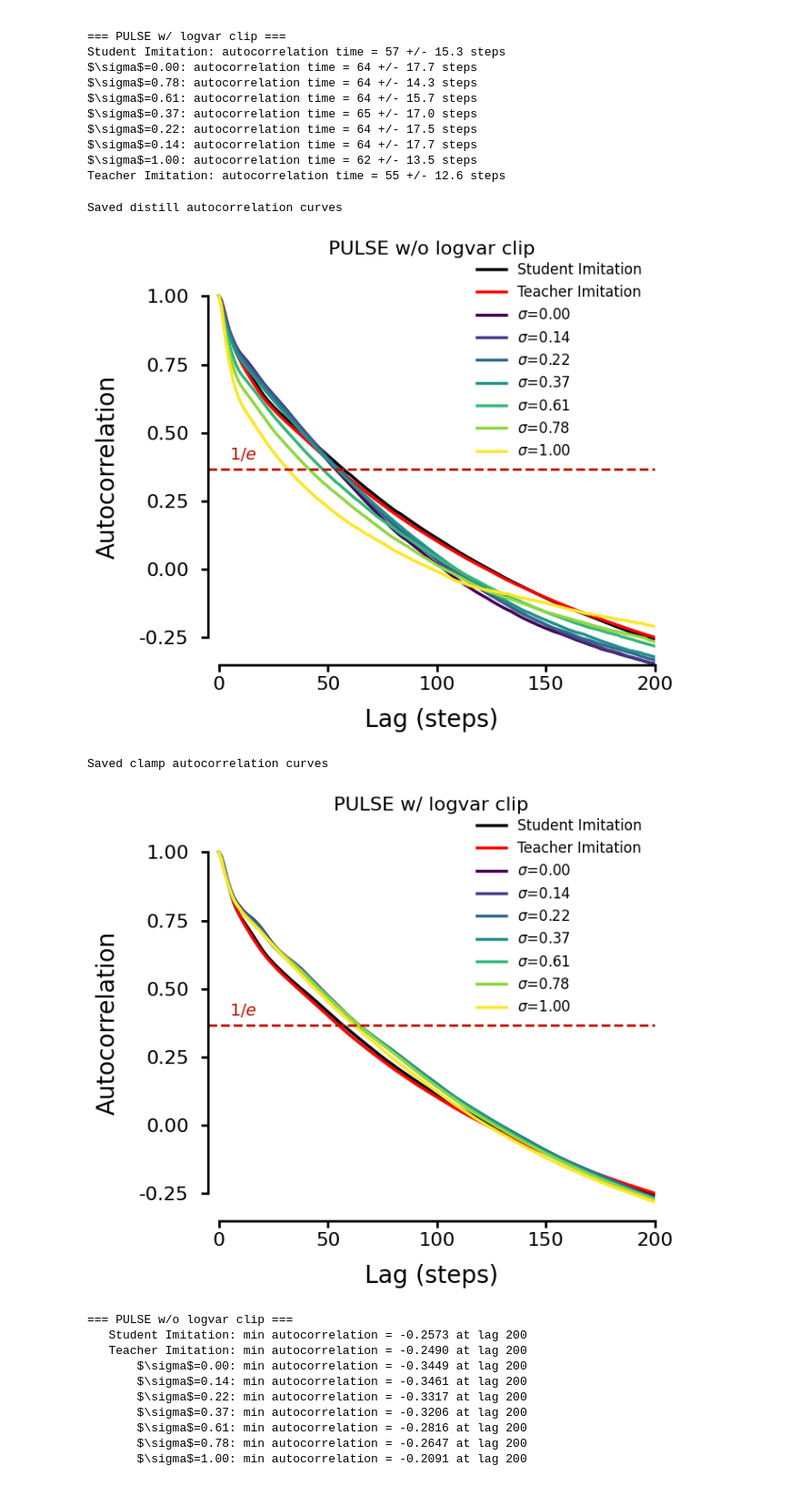
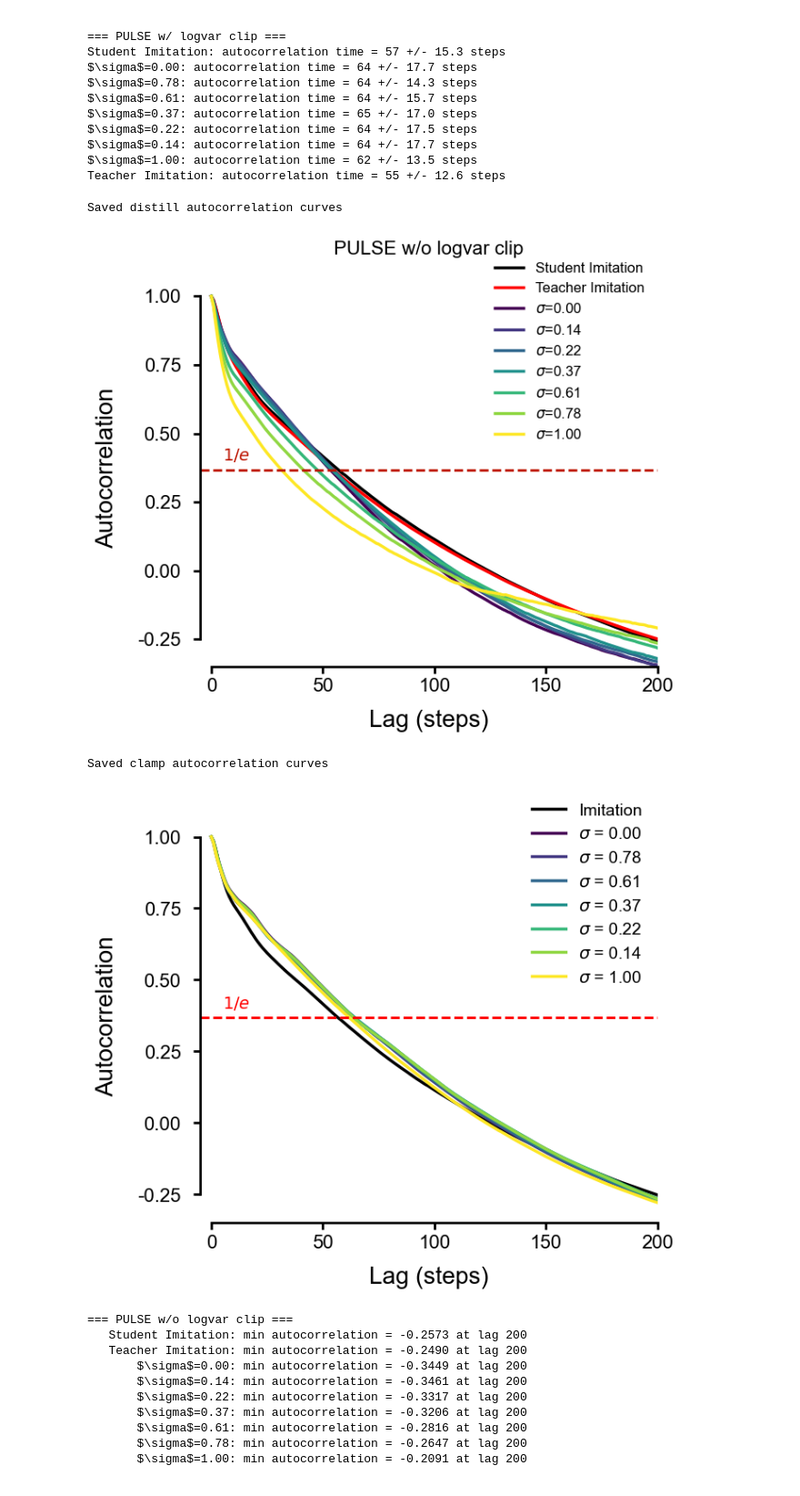
Before and after one commit to asirbu77/SCAMPER, a Jupyter notebook: notebooks/analysis/random_generation/autocorrelation_KLmatch.ipynb, the cells around one changed output. Shown at 91% size. Cells and saved outputs as stored; diff of their text form; code cells hidden in the pictures.

```diff
--- a/notebooks/analysis/random_generation/autocorrelation_KLmatch.ipynb
+++ b/notebooks/analysis/random_generation/autocorrelation_KLmatch.ipynb
@@ -4,10 +4,13 @@
 Compare temporal coherence of joint angle trajectories across datasets. For each joint, compute the autocorrelation function averaged across clips, then summarize with the autocorrelation time (lag at which autocorrelation drops below 1/e).
 # %%
 import numpy as np
+import matplotlib
 import matplotlib.pyplot as plt
 import matplotlib.cm as cm
 import seaborn as sns
 from pathlib import Path
+
+matplotlib.rcParams["font.family"] = "Arial"
 
 from scamper.analysis.discriminator.data_loading import (
     load_h5_dataset,
@@ -82,7 +85,12 @@ def load_and_detect_falls(h5_path, dataset_names, joint_angle_start):
         os.environ.setdefault("MUJOCO_GL", "egl")
         os.environ.setdefault("PYOPENGL_PLATFORM", "egl")
 
-        env = imitation.Imitation()
+        from scamper.environment.reference_clips import ReferenceClips
+        clips = ReferenceClips(
+            data_path="/home/mila/a/aidan.sirbu/SCAMPER/data/rodent/rodent_reference_clips.h5",
+            n_frames_per_clip=250,
+        )
+        env = imitation.Imitation(clips=clips)
         mj_model = env.mj_model
         del env
         skull_body_id = mujoco.mj_name2id(
@@ -669,7 +677,7 @@ print(f"Saved distill autocorrelation curves")
 plt.show()
 # %% [output]
 Saved distill autocorrelation curves
-[figure, old version]
+[figure, new version]
 # %%
 # Autocorrelation decay curves for PULSE w/ logvar clip
 clamp_ac_gen_no_teacher = [
@@ -686,15 +694,14 @@ if DISTILL_TEACHER_DATASET in clamp_ac_generated_names:
 for i, name in enumerate(clamp_ac_gen_sorted):
     clamp_ac_colors[name] = clamp_cmap(i)
 
-clamp_ac_plot_order = [CLAMP_REFERENCE_DATASET]
-if DISTILL_TEACHER_DATASET in clamp_ac_generated_names:
-    clamp_ac_plot_order.append(DISTILL_TEACHER_DATASET)
-clamp_ac_plot_order += clamp_ac_gen_sorted
+clamp_ac_plot_order = [CLAMP_REFERENCE_DATASET] + clamp_ac_gen_sorted
 
 fig, ax = plt.subplots(figsize=(7, 6))
 
 for name in clamp_ac_plot_order:
     label = distill_ac_label_map.get(name, name)
+    if label == "Student Imitation":
+        label = "Imitation"
     mean = clamp_ac_stats[name]["mean"]
     color = clamp_ac_colors[name]
 
@@ -707,38 +714,37 @@ ax.tick_params(axis="y", pad=10)
 ax.set_ylim(-0.35, 1.1)
 ax.set_xlim(-5, MAX_LAG)
 
 base_yticks = [-0.25, 0.0, 0.25, 0.5, 0.75, 1.0]
 ax.set_yticks(base_yticks)
 ax.set_yticklabels([f"{t:.2f}" for t in base_yticks])
 
 sns.despine(ax=ax)
 
 xticks = ax.get_xticks()
 xlim = ax.get_xlim()
 xticks = [t for t in xticks if xlim[0] <= t <= xlim[1]]
 ax.spines["bottom"].set_bounds(xticks[0], xticks[-1])
 ax.spines["left"].set_bounds(base_yticks[0], base_yticks[-1])
 
 for spine in ["left", "bottom"]:
     ax.spines[spine].set_linewidth(2)
 
-ax.axhline(1.0 / np.e, color=red_color, linestyle="--", alpha=1.0, linewidth=2)
-ax.text(5, 1.0 / np.e + 0.02, "$1/e$", color=red_color, fontsize=14, va="bottom")
+ax.axhline(1.0 / np.e, color="red", linestyle="--", alpha=1.0, linewidth=2)
+ax.text(5, 1.0 / np.e + 0.02, "$1/e$", color="red", fontsize=14, va="bottom")
 
-ax.legend(fontsize=12, frameon=False, loc="upper right", bbox_to_anchor=(1.0, 1.05))
-ax.set_title("PULSE w/ logvar clip", fontsize=16, pad=12)
+ax.legend(fontsize=14, frameon=False, loc="upper right", bbox_to_anchor=(1.0, 1.05))
 
 plt.tight_layout()
 SAVE_DIR.mkdir(parents=True, exist_ok=True)
 for fmt in ("pdf", "svg", "png"):
     fig.savefig(
         SAVE_DIR / f"autocorrelation_curves_clamp.{fmt}", bbox_inches="tight", dpi=150
     )
 print(f"Saved clamp autocorrelation curves")
 plt.show()
 # %% [output]
 Saved clamp autocorrelation curves
-[figure, old version]
+[figure, new version]
 # %%
 # Min autocorrelation (mean curve) for each distill dataset
 print("=== PULSE w/o logvar clip ===")
```
Also changed, not shown: parts of 9 cells of this notebook, 4 other files.
